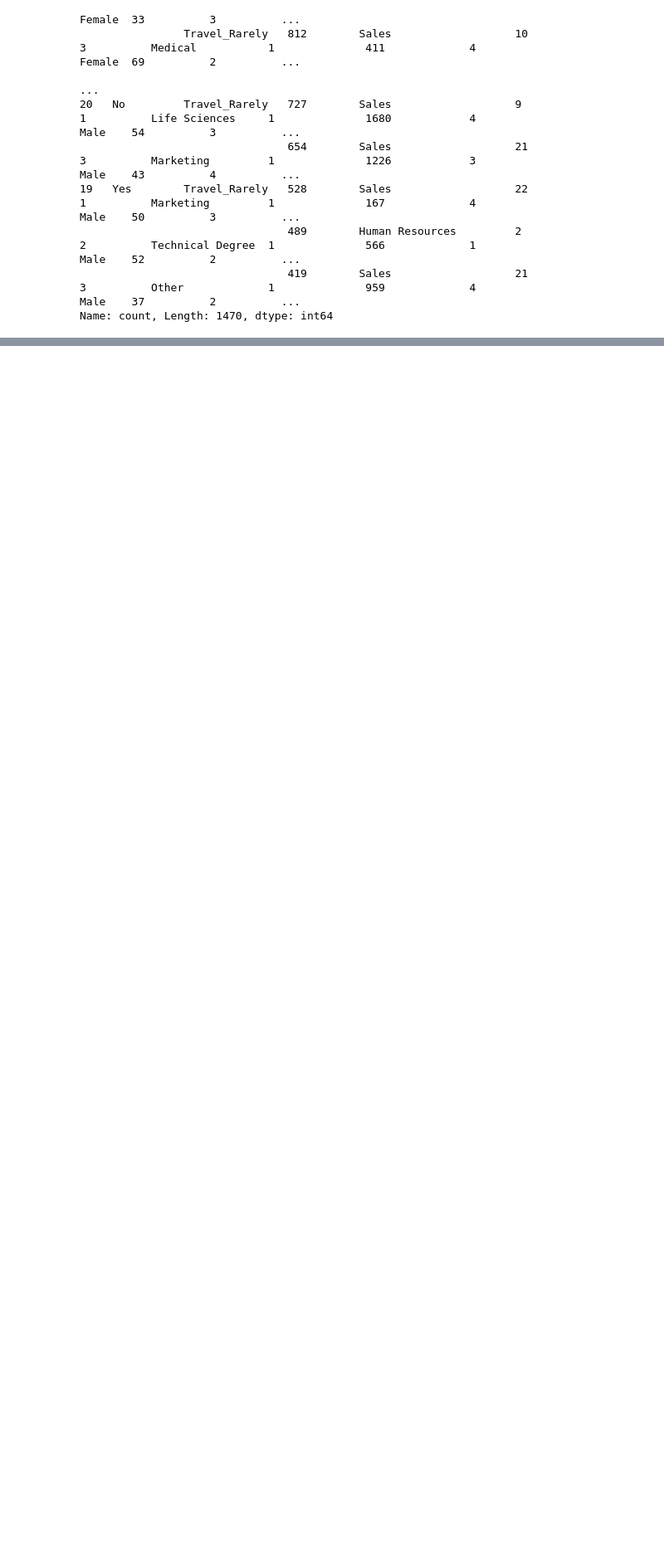
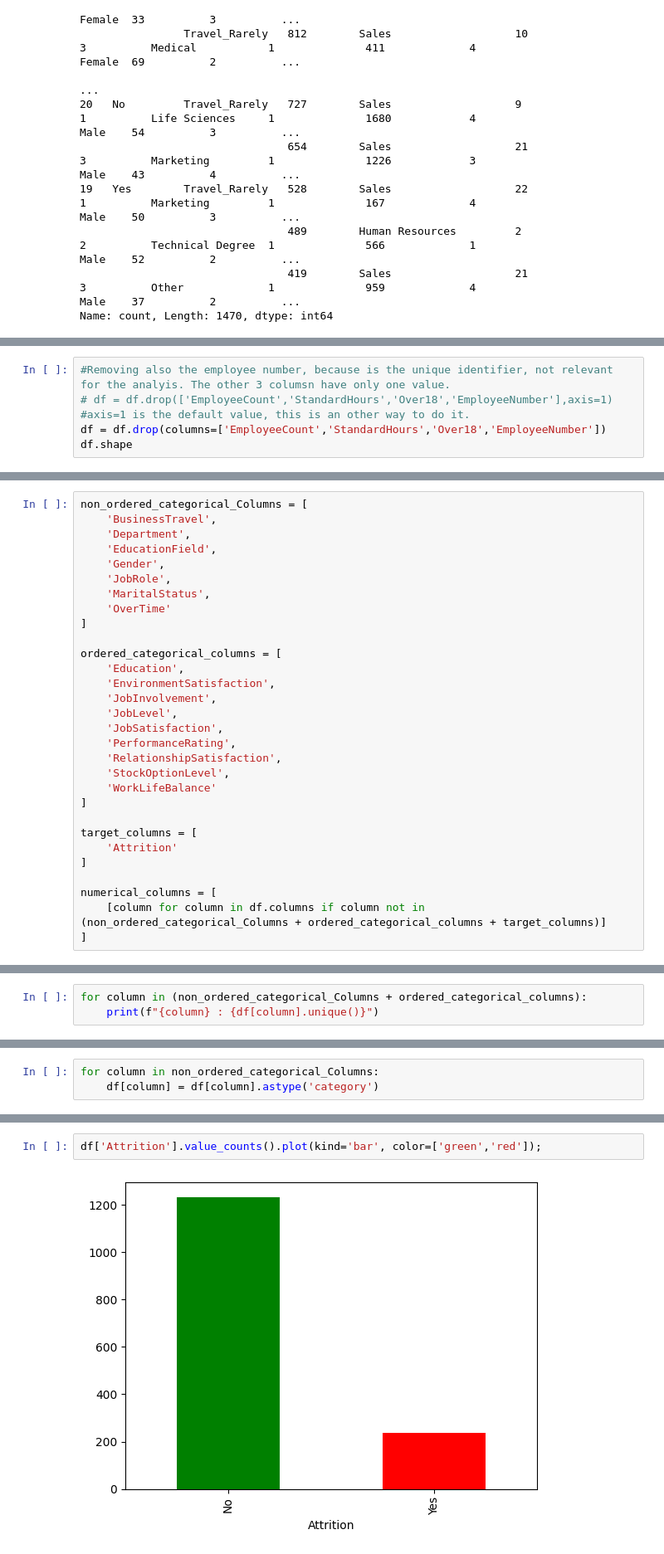
Before and after one commit to ErickVisone/DataScience, a Jupyter notebook: datascience/IBM.ipynb, the cells around one changed output, grey strips where cells are left out. Shown at 83% size. Cells and saved outputs as stored; diff of their text form; blank space fills up the shorter version.

```diff
--- a/datascience/IBM.ipynb
+++ b/datascience/IBM.ipynb
@@ -146,0 +254,5 @@ Name: count, Length: 1470, dtype: int64
+# %%
+#Removing also the employee number, because is the unique identifier, not relevant for the analyis. The other 3 columsn have only one value.
+# df = df.drop(['EmployeeCount','StandardHours','Over18','EmployeeNumber'],axis=1) #axis=1 is the default value, this is an other way to do it.
+df = df.drop(columns=['EmployeeCount','StandardHours','Over18','EmployeeNumber'])
+df.shape
@@ -146,0 +349,30 @@ Name: count, Length: 1470, dtype: int64
+# %%
+non_ordered_categorical_Columns = [
+    'BusinessTravel',
+    'Department',
+    'EducationField',
+    'Gender',
+    'JobRole',
+    'MaritalStatus',
+    'OverTime'
+]
+
+ordered_categorical_columns = [
+    'Education',
+    'EnvironmentSatisfaction',
+    'JobInvolvement',
+    'JobLevel',
+    'JobSatisfaction',
+    'PerformanceRating',
+    'RelationshipSatisfaction',
+    'StockOptionLevel',
+    'WorkLifeBalance'
+]
+
+target_columns = [
+    'Attrition'
+]
+
+numerical_columns = [
+    [column for column in df.columns if column not in (non_ordered_categorical_Columns + ordered_categorical_columns + target_columns)]
+]
@@ -146,0 +396,3 @@ Name: count, Length: 1470, dtype: int64
+# %%
+for column in (non_ordered_categorical_Columns + ordered_categorical_columns):
+    print(f"{column} : {df[column].unique()}")
@@ -146,0 +419,3 @@ Name: count, Length: 1470, dtype: int64
+# %%
+for column in non_ordered_categorical_Columns:
+    df[column] = df[column].astype('category')
@@ -146,0 +467,4 @@ Name: count, Length: 1470, dtype: int64
+# %%
+df['Attrition'].value_counts().plot(kind='bar', color=['green','red']);
+# %% [output]
+[figure, added]
```
Also changed, not shown: parts of 29 cells of this notebook.
